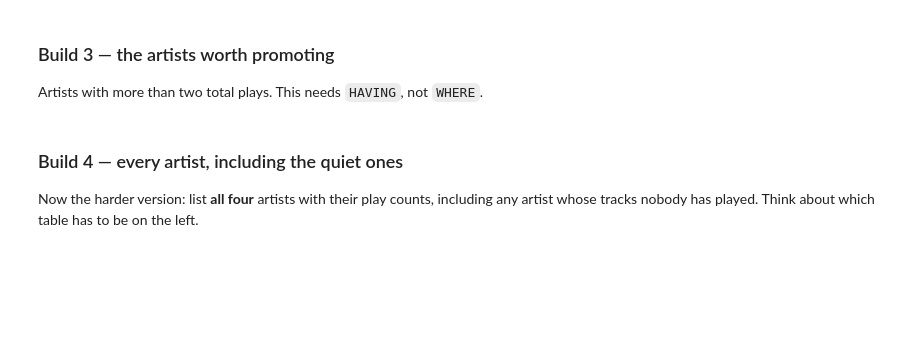
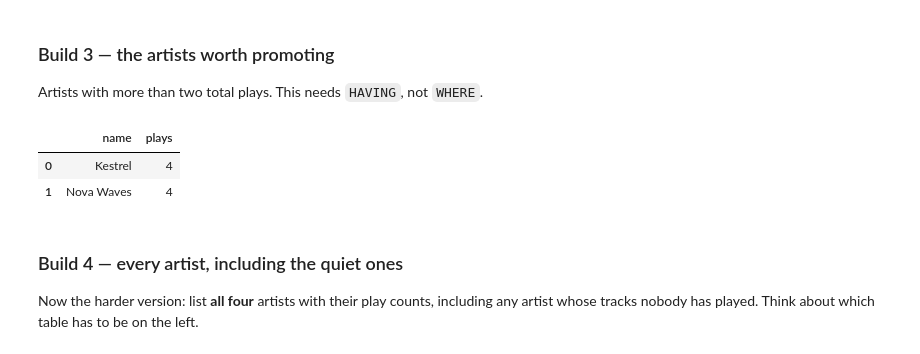
Before and after one commit to ahhill27/ds2002-fa26, a Jupyter notebook: notebooks/02-sql-databases/2026-09-09 — SQLite Joins and Grouping — Studio.ipynb, the cells around one changed output. Drawn from its saved outputs; the diff is of its cells as text; code cells hidden in the pictures; blank space fills up the shorter version.

```diff
--- a/notebooks/02-sql-databases/2026-09-09 — SQLite Joins and Grouping — Studio.ipynb
+++ b/notebooks/02-sql-databases/2026-09-09 — SQLite Joins and Grouping — Studio.ipynb
@@ -180,8 +180,17 @@ the untagged track should not appear because the query is pulling data from all
 Artists with more than two total plays. This needs `HAVING`, not `WHERE`.
 # %%
 q('''
-
+SELECT a.name, COUNT(*) AS plays
+FROM plays p
+JOIN tracks t on t.track_id = p.track_id
+JOIN artists a on t.artist_id = a.artist_id
+GROUP BY a.name
+HAVING plays > 2
 ''')
+# %% [output]
+|  | name | plays |
+| 0 | Kestrel | 4 |
+| 1 | Nova Waves | 4 |
 # %% [markdown]
 ### Build 4 — every artist, including the quiet ones
 
```
Also changed, not shown: parts of 3 cells of this notebook.
